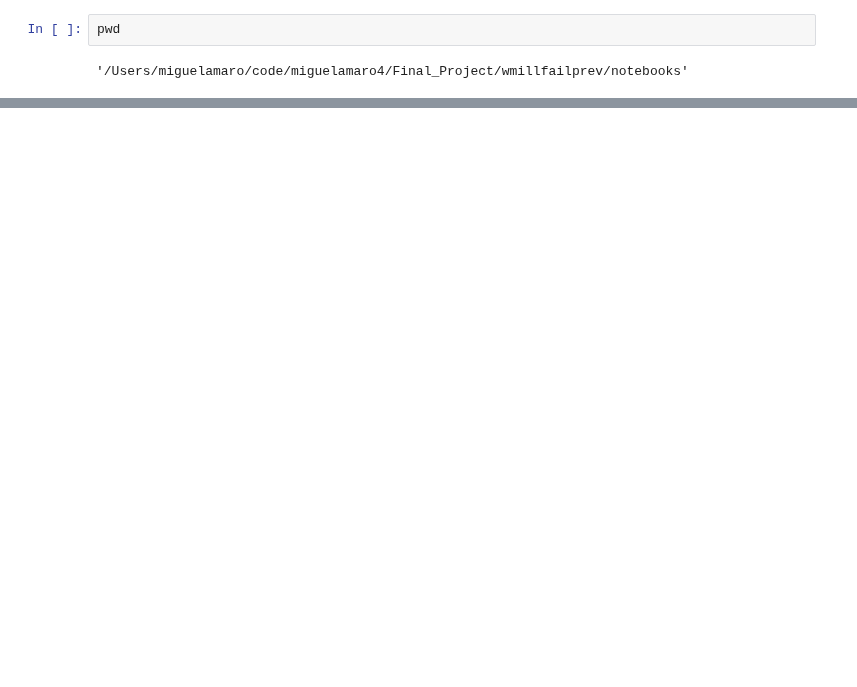
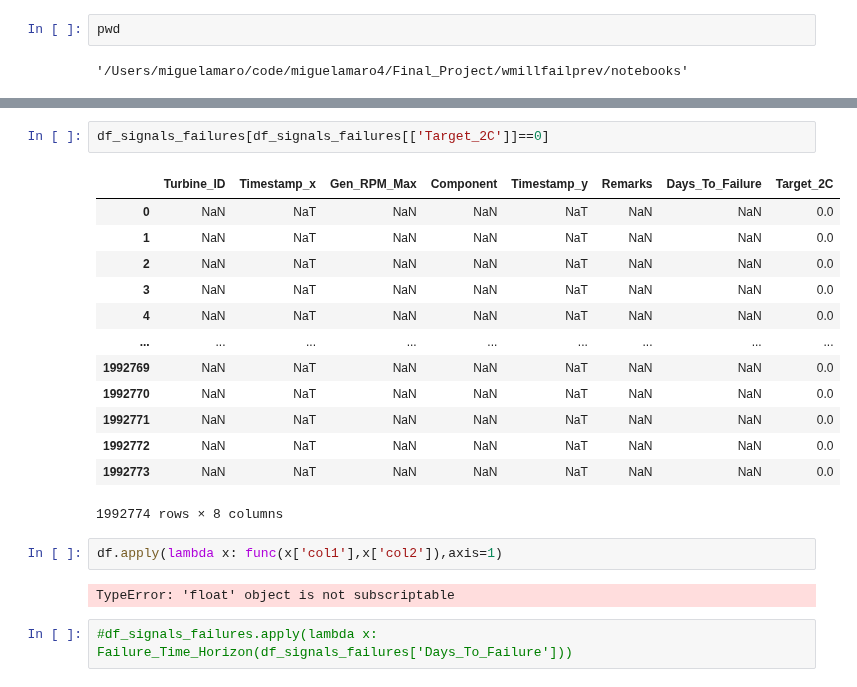
Before and after one commit to RicardoJPedro82/wmillfailprev, a Jupyter notebook: notebooks/Miguel.ipynb, the cells around one changed output, grey strips where cells are left out. Drawn from its saved outputs; the diff is of its cells as text; blank space fills up the shorter version.

```diff
--- a/notebooks/Miguel.ipynb
+++ b/notebooks/Miguel.ipynb
@@ -8,0 +343,22 @@ import xlrd
+# %%
+df_signals_failures[df_signals_failures[['Target_2C']]==0]
+# %% [output]
+|  | Turbine_ID | Timestamp_x | Gen_RPM_Max | Component | Timestamp_y | Remarks | Days_To_Failure | Target_2C |
+| 0 | NaN | NaT | NaN | NaN | NaT | NaN | NaN | 0.0 |
+| 1 | NaN | NaT | NaN | NaN | NaT | NaN | NaN | 0.0 |
+| 2 | NaN | NaT | NaN | NaN | NaT | NaN | NaN | 0.0 |
+| 3 | NaN | NaT | NaN | NaN | NaT | NaN | NaN | 0.0 |
+| 4 | NaN | NaT | NaN | NaN | NaT | NaN | NaN | 0.0 |
+| ... | ... | ... | ... | ... | ... | ... | ... | ... |
+| 1992769 | NaN | NaT | NaN | NaN | NaT | NaN | NaN | 0.0 |
+| 1992770 | NaN | NaT | NaN | NaN | NaT | NaN | NaN | 0.0 |
+| 1992771 | NaN | NaT | NaN | NaN | NaT | NaN | NaN | 0.0 |
+| 1992772 | NaN | NaT | NaN | NaN | NaT | NaN | NaN | 0.0 |
+| 1992773 | NaN | NaT | NaN | NaN | NaT | NaN | NaN | 0.0 |
+1992774 rows × 8 columns
+# %%
+df.apply(lambda x: func(x['col1'],x['col2']),axis=1)
+# %% [output]
+TypeError: 'float' object is not subscriptable
+# %%
+#df_signals_failures.apply(lambda x: Failure_Time_Horizon(df_signals_failures['Days_To_Failure']))
```
Also changed, not shown: parts of 72 cells of this notebook.
